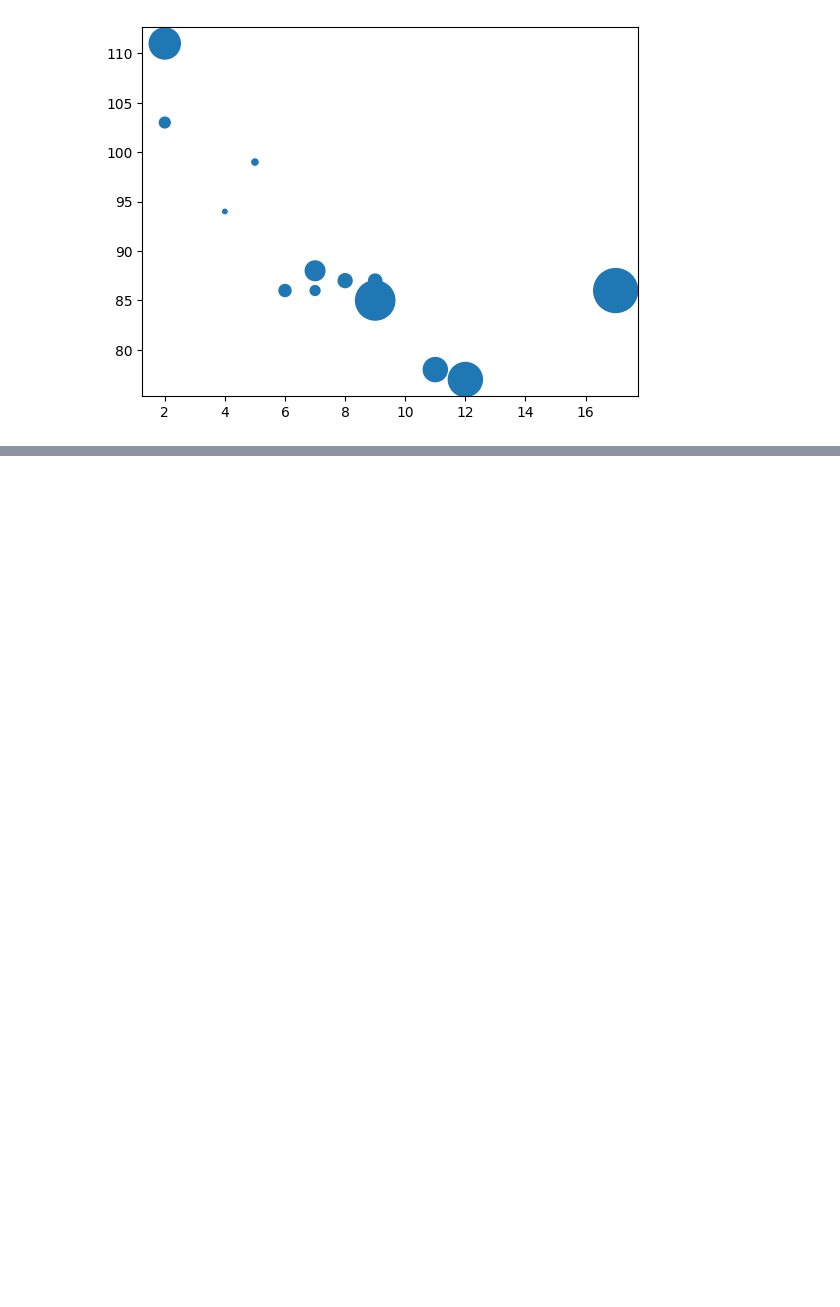
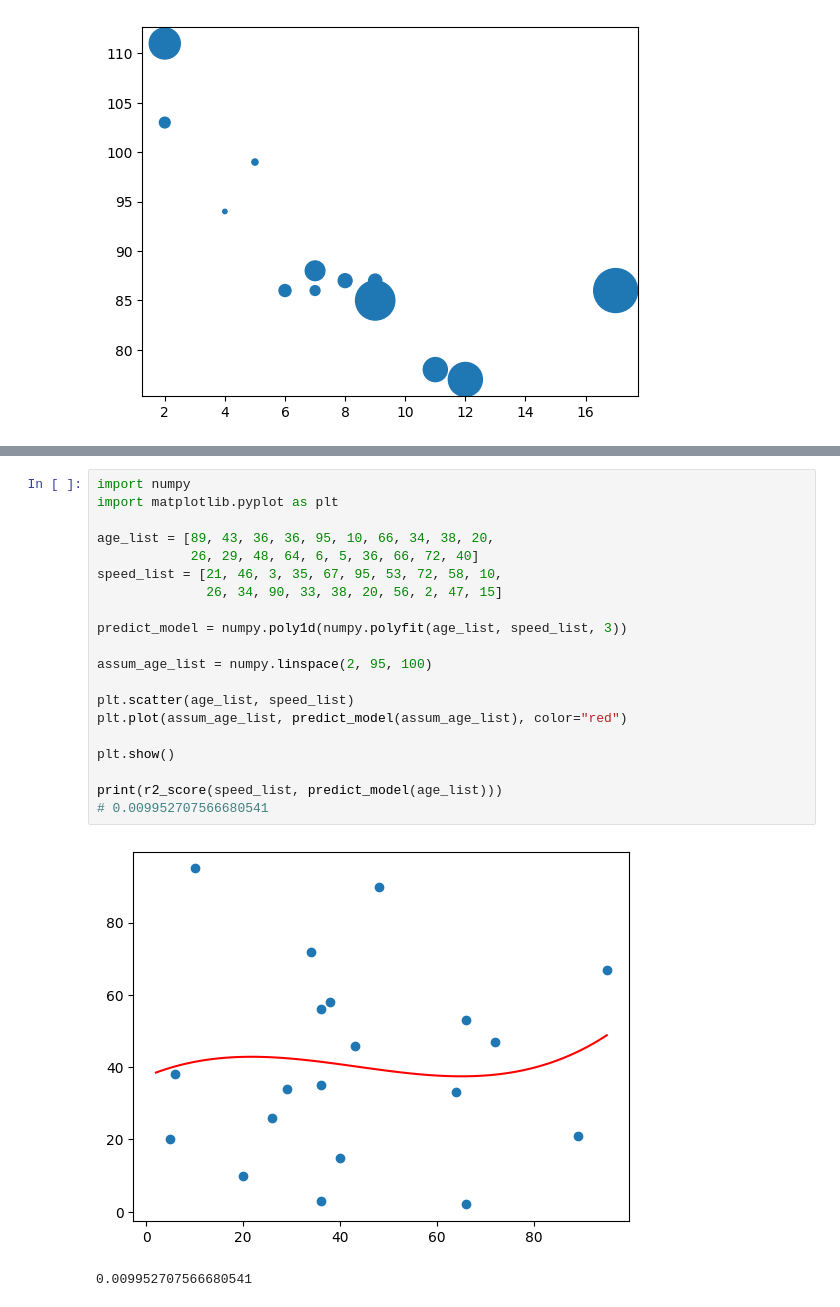
Before and after one commit to simonangel-fong/Note_Tech, a Jupyter notebook: Programming_Language/machine_learning/lab.ipynb, the cells around one changed output, grey strips where cells are left out. Cells and saved outputs as stored; diff of their text form; blank space fills up the shorter version.

```diff
--- a/Programming_Language/machine_learning/lab.ipynb
+++ b/Programming_Language/machine_learning/lab.ipynb
@@ -197,0 +325,23 @@ plt.show()
+# %%
+import numpy
+import matplotlib.pyplot as plt
+
+age_list = [89, 43, 36, 36, 95, 10, 66, 34, 38, 20,
+            26, 29, 48, 64, 6, 5, 36, 66, 72, 40]
+speed_list = [21, 46, 3, 35, 67, 95, 53, 72, 58, 10,
+              26, 34, 90, 33, 38, 20, 56, 2, 47, 15]
+
+predict_model = numpy.poly1d(numpy.polyfit(age_list, speed_list, 3))
+
+assum_age_list = numpy.linspace(2, 95, 100)
+
+plt.scatter(age_list, speed_list)
+plt.plot(assum_age_list, predict_model(assum_age_list), color="red")
+
+plt.show()
+
+print(r2_score(speed_list, predict_model(age_list)))
+# 0.009952707566680541
+# %% [output]
+[figure, added]
+0.009952707566680541
```
Also changed, not shown: parts of 7 cells of this notebook, 6 other files.
